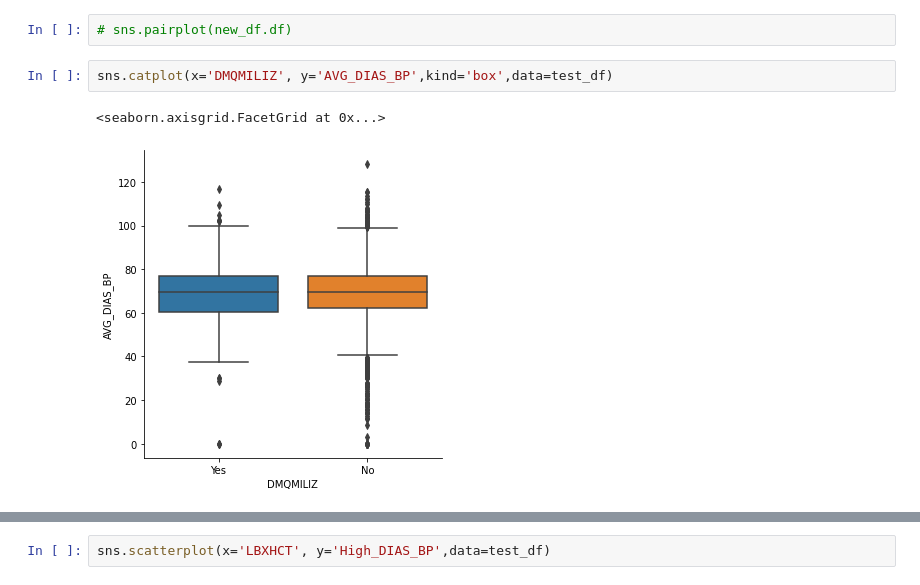
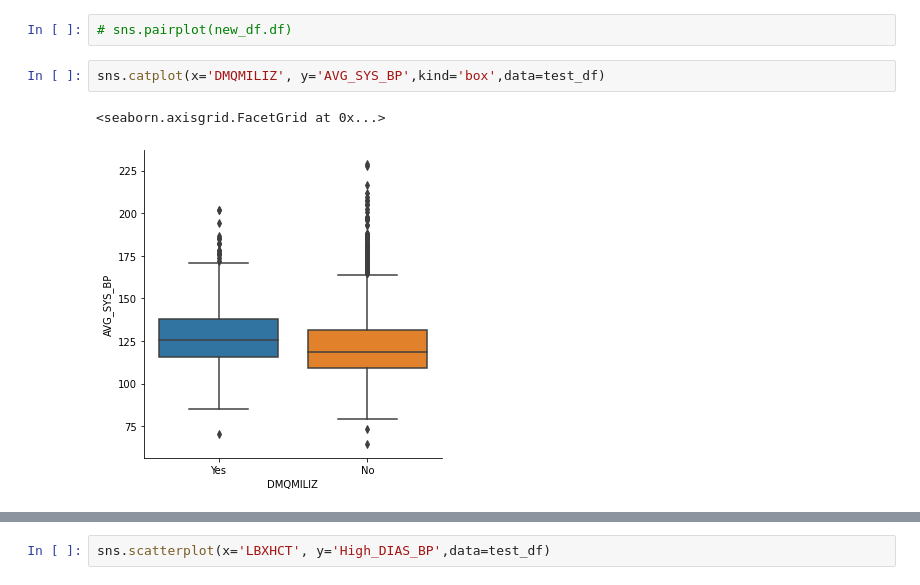
Before and after one commit to noodleybroodley/Final-Capstone, a Jupyter notebook: notebooks/test.ipynb, the cells around one changed output, grey strips where cells are left out. Saved outputs shown, nothing was run; the diff lists cells and outputs as text.

```diff
--- a/notebooks/test.ipynb
+++ b/notebooks/test.ipynb
@@ -151,7 +143,7 @@ plt.show()
 # %%
 # sns.pairplot(new_df.df)
 # %%
-sns.catplot(x='DMQMILIZ', y='AVG_DIAS_BP',kind='box',data=test_df)
+sns.catplot(x='DMQMILIZ', y='AVG_SYS_BP',kind='box',data=test_df)
 # %% [output]
 <seaborn.axisgrid.FacetGrid at 0x...>
-[figure, old version]
+[figure, new version]
```
Also changed, not shown: parts of 19 cells of this notebook, 2 other files.
